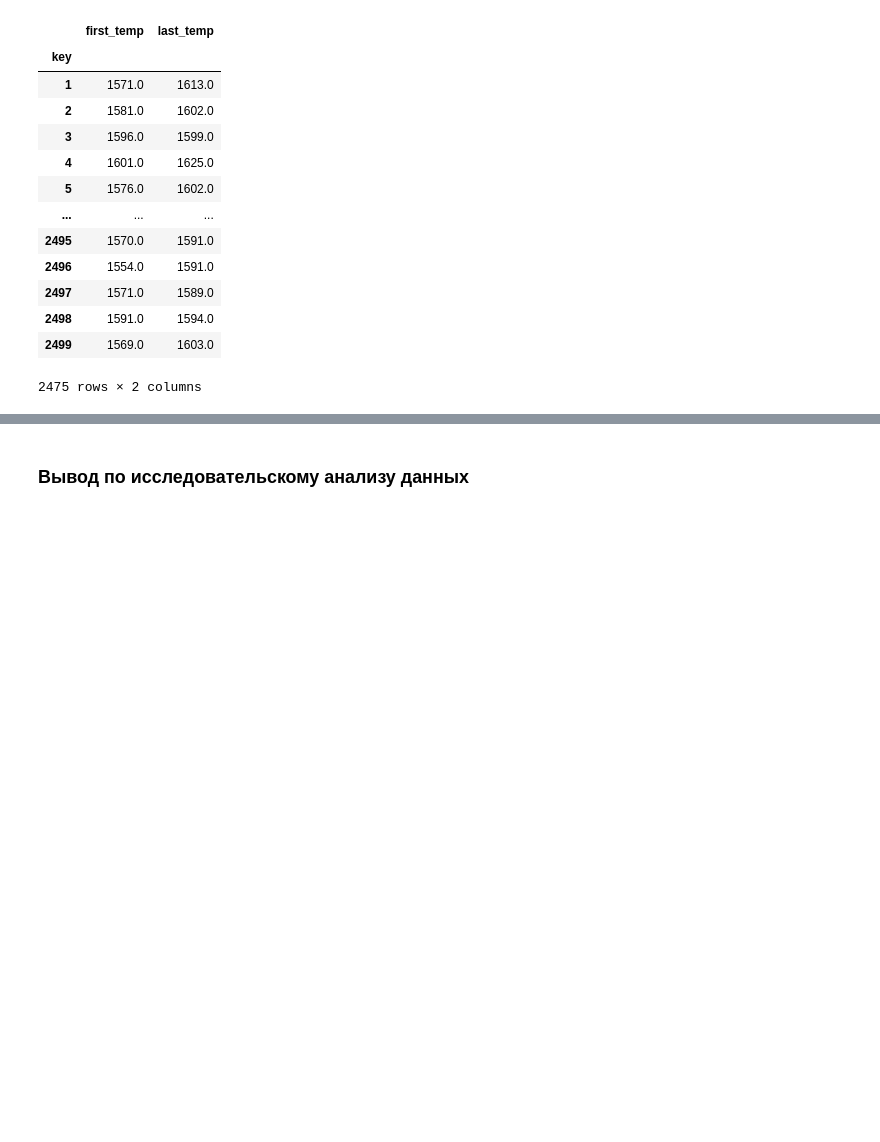
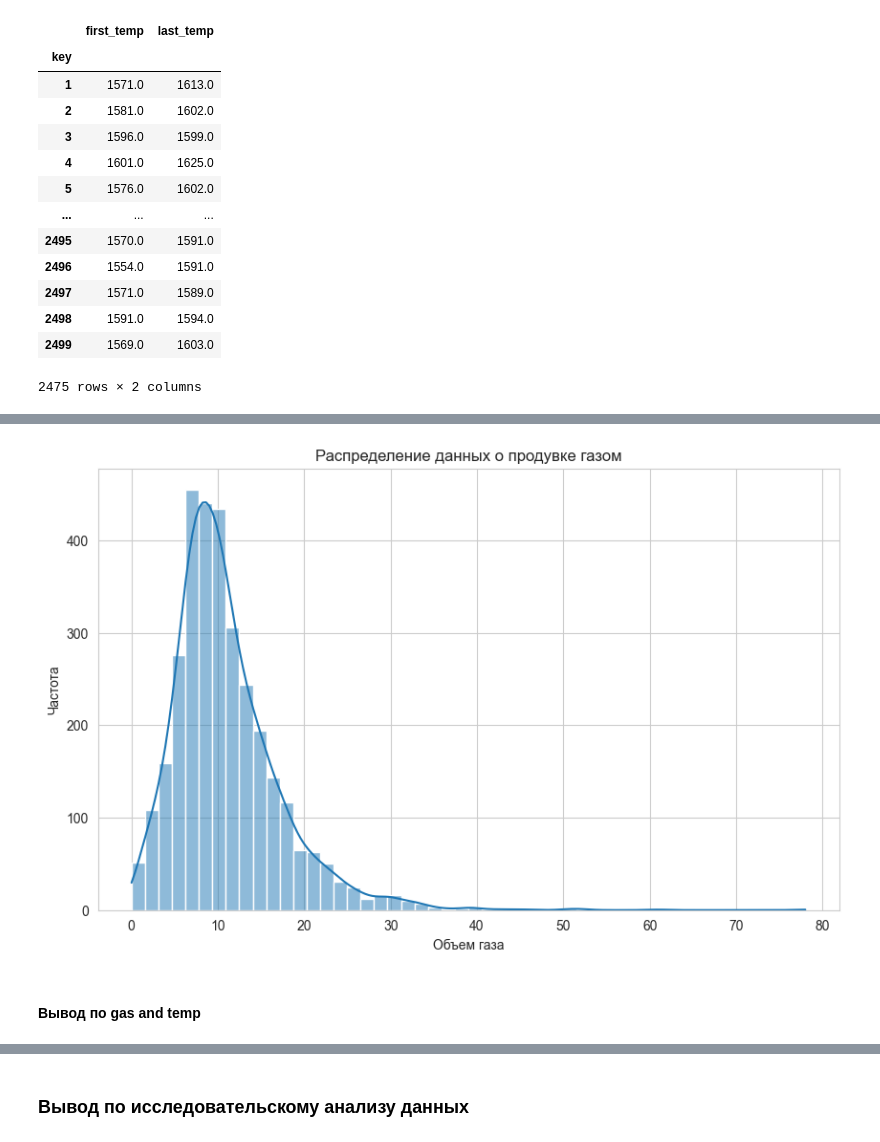
Before and after one commit to AleksTurov/Data-Science, a Jupyter notebook: industry_steel/industry steel.ipynb, the cells around one changed output, grey strips where cells are left out. Saved outputs shown, nothing was run; the diff lists cells and outputs as text; code cells hidden in the pictures; blank space fills up the shorter version.

```diff
--- a/industry_steel/industry steel.ipynb
+++ b/industry_steel/industry steel.ipynb
@@ -689,0 +755,4 @@ sns.histplot(data=temp, x='Время замера', discrete=True)
+# %%
+# Проиндексируем по номерам партий:
+gas.set_index('key', inplace = True)
+gas.head()
@@ -689,0 +767,14 @@ sns.histplot(data=temp, x='Время замера', discrete=True)
+# %%
+sns.set_style('whitegrid') # устанавливаем стиль графика
+
+plt.figure(figsize=(10,6)) # задаем размер графика
+sns.histplot(data=gas, x='Газ 1', kde=True, bins=50) # строим гистограмму и ядерную оценку плотности (kde)
+
+plt.title('Распределение данных о продувке газом') # заголовок графика
+plt.xlabel('Объем газа') # подпись оси x
+plt.ylabel('Частота') # подпись оси y
+plt.show() # показываем график
+# %% [output]
+[figure, added]
+# %% [markdown]
+#### Вывод по gas and temp
```
Also changed, not shown: parts of 25 cells of this notebook.
